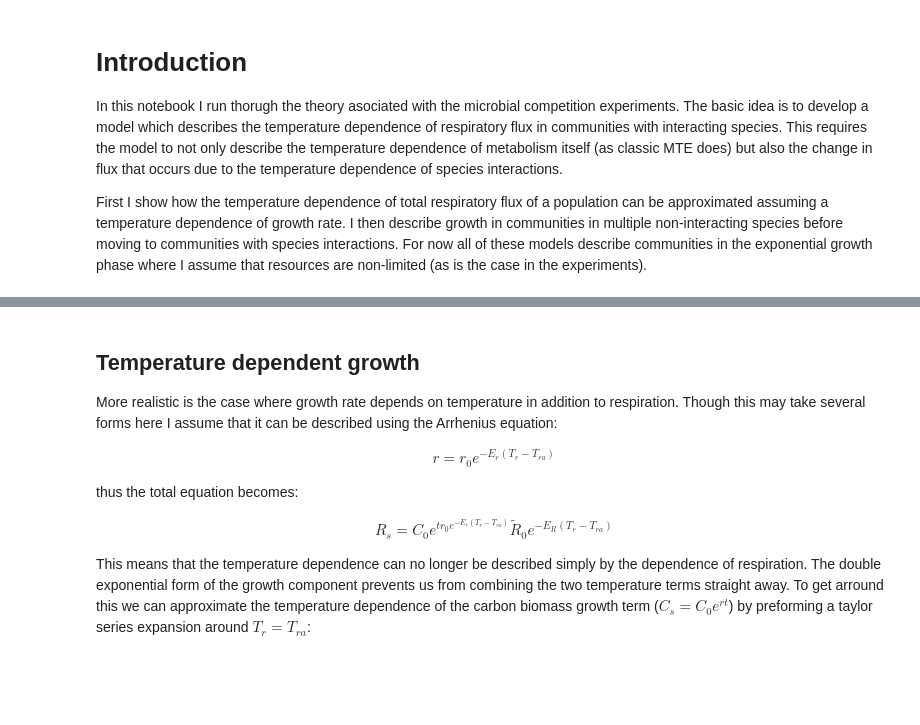
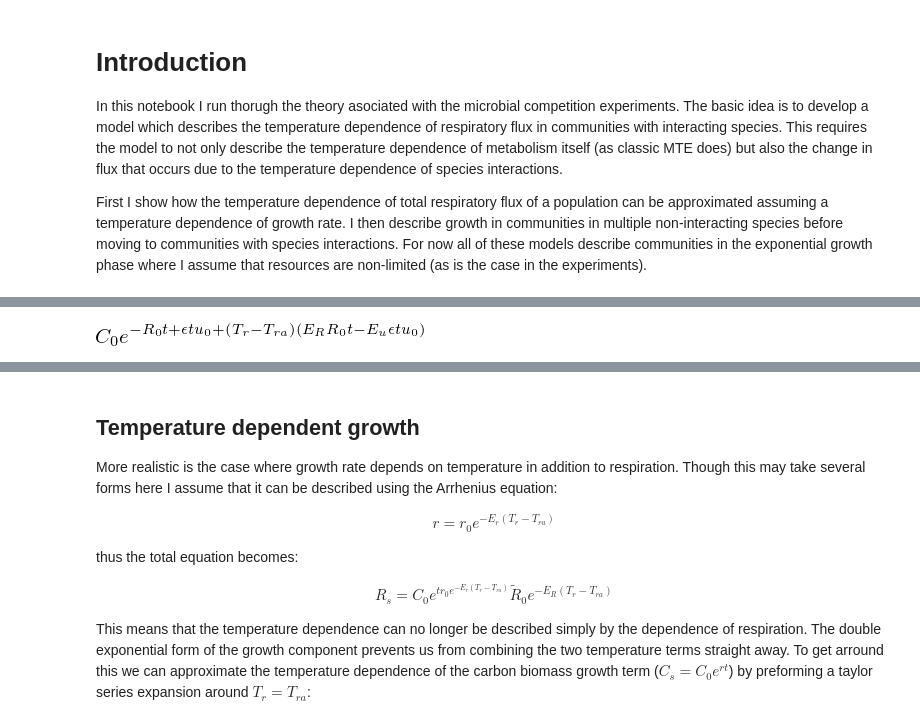
Before and after one commit to CleggTom/Bacteria_EcoFunc, a Jupyter notebook: code/notebooks/models.ipynb, the cells around one changed output, grey strips where cells are left out. Cells and saved outputs as stored; diff of their text form; code cells hidden in the pictures; blank space fills up the shorter version.

```diff
--- a/code/notebooks/models.ipynb
+++ b/code/notebooks/models.ipynb
@@ -44,0 +98,14 @@ looking at the model above we can see that in the case where growth,$r$, does no
+# %%
+t,e,u_0,E_u,R_0,E_R,C_0,T_r,T_ra = var("t,\epsilon,u_0,E_u,R_0,E_R,C_0,T_r,T_ra")
+
+ep = e
+gr = u_0 * exp(-E_u * (T_r - T_ra))
+re = R_0 * exp(-E_R * (T_r - T_ra))
+
+C = C_0 * exp (t * (ep * gr) - (t* re) )
+
+C_log=  expand_log(log(C),force=true)
+C_approx = exp(C_log.series(T_r,T_ra,2).removeO())
+C_approx
+# %% [output]
+[figure, added]
```
Also changed, not shown: parts of 24 cells of this notebook.
